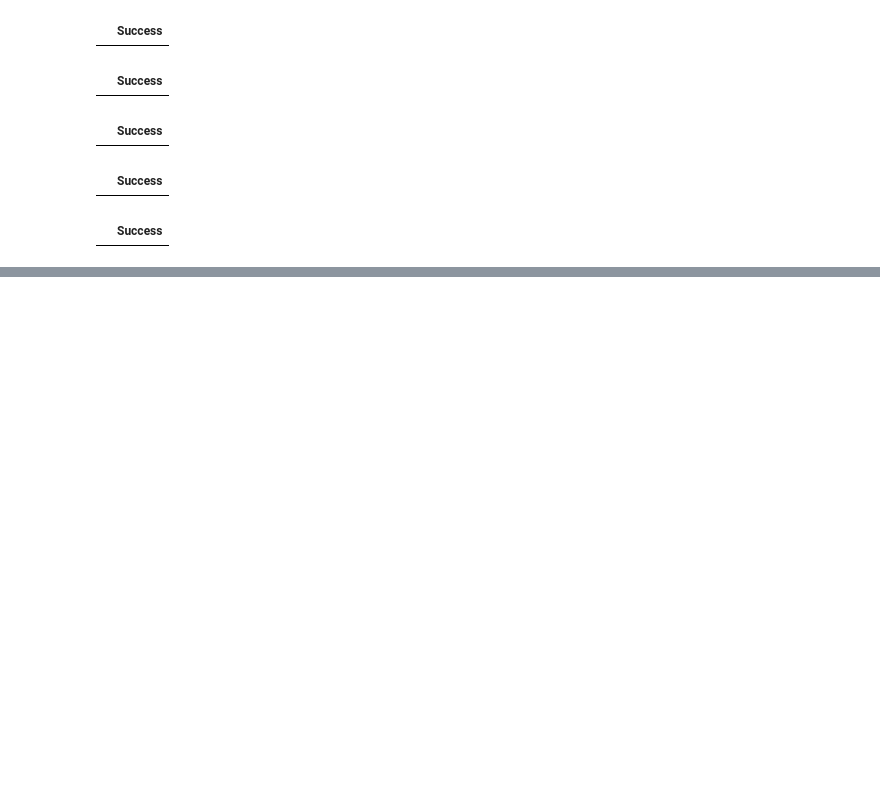
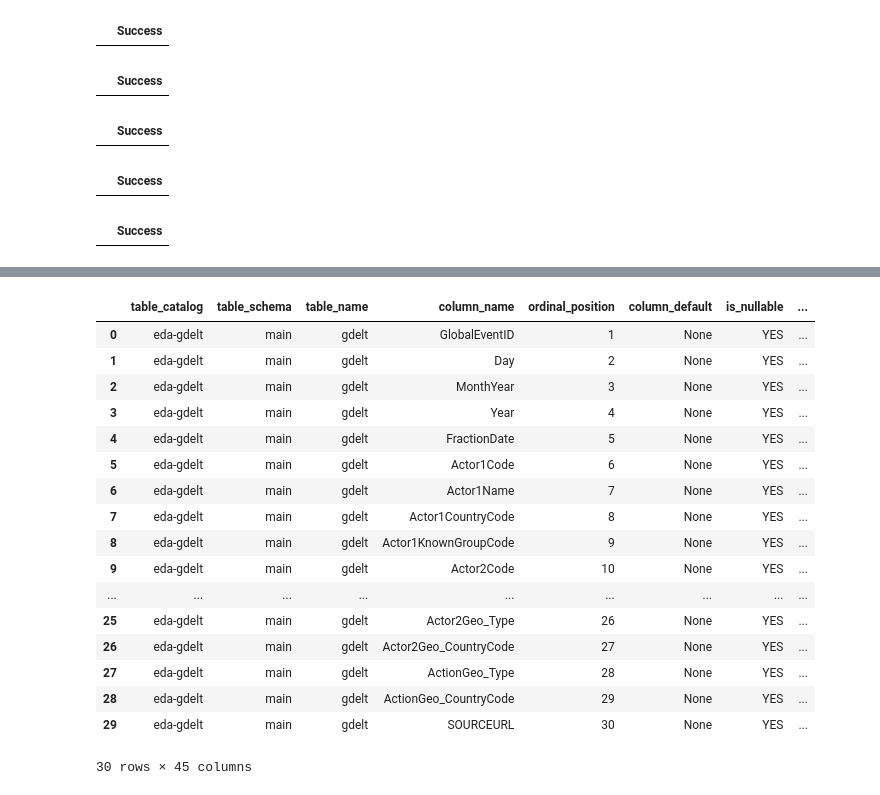
Before and after one commit to cs-muic/dm-2024-t1-pj-eda-honeybadgerlover645, a Jupyter notebook: eda-project.ipynb, the cells around one changed output, grey strips where cells are left out. Cells and saved outputs as stored; diff of their text form; code cells hidden in the pictures; blank space fills up the shorter version.

```diff
--- a/eda-project.ipynb
+++ b/eda-project.ipynb
@@ -579,0 +620,24 @@ If you need help solving this issue, send us a message: https://ploomber.io/comm
+# %%
+%%sql
+select *
+from INFORMATION_SCHEMA.COLUMNS
+where TABLE_NAME='gdelt'
+# %% [output]
+|  | table_catalog | table_schema | table_name | column_name | ordinal_position | column_default | is_nullable | ... |
+| 0 | eda-gdelt | main | gdelt | GlobalEventID | 1 | None | YES | ... |
+| 1 | eda-gdelt | main | gdelt | Day | 2 | None | YES | ... |
+| 2 | eda-gdelt | main | gdelt | MonthYear | 3 | None | YES | ... |
+| 3 | eda-gdelt | main | gdelt | Year | 4 | None | YES | ... |
+| 4 | eda-gdelt | main | gdelt | FractionDate | 5 | None | YES | ... |
+| 5 | eda-gdelt | main | gdelt | Actor1Code | 6 | None | YES | ... |
+| 6 | eda-gdelt | main | gdelt | Actor1Name | 7 | None | YES | ... |
+| 7 | eda-gdelt | main | gdelt | Actor1CountryCode | 8 | None | YES | ... |
+| 8 | eda-gdelt | main | gdelt | Actor1KnownGroupCode | 9 | None | YES | ... |
+| 9 | eda-gdelt | main | gdelt | Actor2Code | 10 | None | YES | ... |
+| ... | ... | ... | ... | ... | ... | ... | ... | ... |
+| 25 | eda-gdelt | main | gdelt | Actor2Geo_Type | 26 | None | YES | ... |
+| 26 | eda-gdelt | main | gdelt | Actor2Geo_CountryCode | 27 | None | YES | ... |
+| 27 | eda-gdelt | main | gdelt | ActionGeo_Type | 28 | None | YES | ... |
+| 28 | eda-gdelt | main | gdelt | ActionGeo_CountryCode | 29 | None | YES | ... |
+| 29 | eda-gdelt | main | gdelt | SOURCEURL | 30 | None | YES | ... |
+30 rows × 45 columns
```
Also changed, not shown: parts of 30 cells of this notebook.
